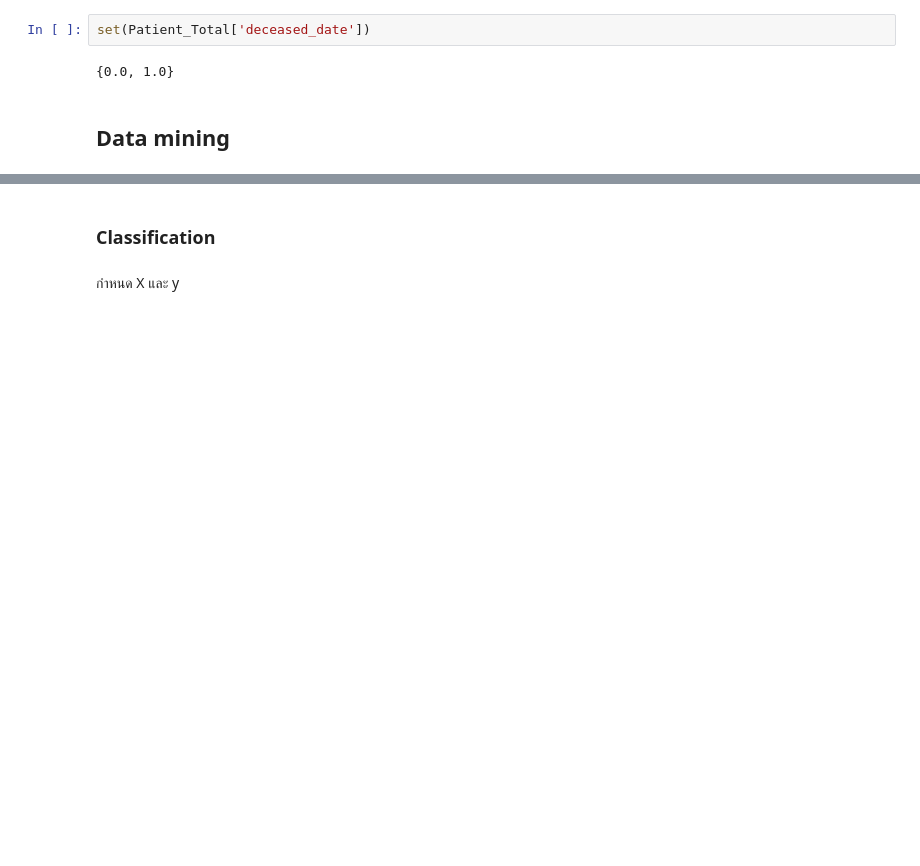
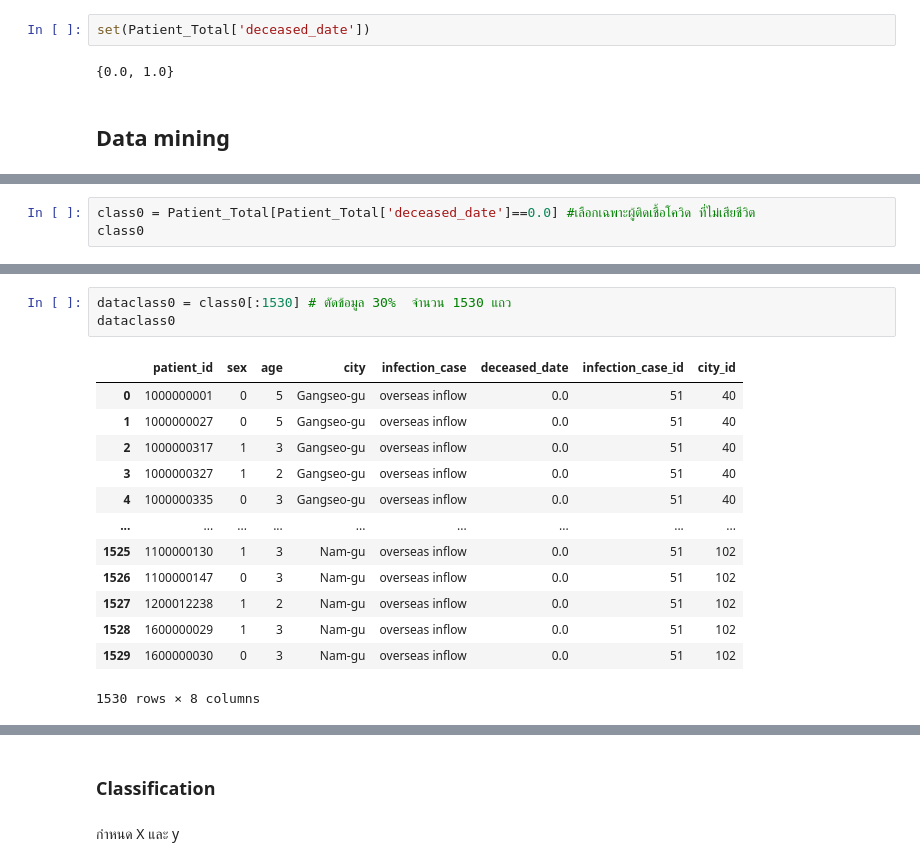
Before and after one commit to Anusarakh/DPDM2021, a Jupyter notebook: Project_Final_2_.ipynb, the cells around one changed output, grey strips where cells are left out. Saved outputs shown, nothing was run; the diff lists cells and outputs as text; blank space fills up the shorter version.

```diff
--- a/Project_Final_2_.ipynb
+++ b/Project_Final_2_.ipynb
@@ -554,0 +557,3 @@ set(Patient_Total['deceased_date'])
+# %%
+class0 = Patient_Total[Patient_Total['deceased_date']==0.0] #เลือกเฉพาะผู้ติดเชื้อโควิด ที่ไม่เสียชีวิต
+class0
@@ -554,0 +591,17 @@ set(Patient_Total['deceased_date'])
+# %%
+dataclass0 = class0[:1530] # ตัดข้อมูล 30%  จำนวน 1530 แถว
+dataclass0
+# %% [output]
+|  | patient_id | sex | age | city | infection_case | deceased_date | infection_case_id | city_id |
+| 0 | 1000000001 | 0 | 5 | Gangseo-gu | overseas inflow | 0.0 | 51 | 40 |
+| 1 | 1000000027 | 0 | 5 | Gangseo-gu | overseas inflow | 0.0 | 51 | 40 |
+| 2 | 1000000317 | 1 | 3 | Gangseo-gu | overseas inflow | 0.0 | 51 | 40 |
+| 3 | 1000000327 | 1 | 2 | Gangseo-gu | overseas inflow | 0.0 | 51 | 40 |
+| 4 | 1000000335 | 0 | 3 | Gangseo-gu | overseas inflow | 0.0 | 51 | 40 |
+| ... | ... | ... | ... | ... | ... | ... | ... | ... |
+| 1525 | 1100000130 | 1 | 3 | Nam-gu | overseas inflow | 0.0 | 51 | 102 |
+| 1526 | 1100000147 | 0 | 3 | Nam-gu | overseas inflow | 0.0 | 51 | 102 |
+| 1527 | 1200012238 | 1 | 2 | Nam-gu | overseas inflow | 0.0 | 51 | 102 |
+| 1528 | 1600000029 | 1 | 3 | Nam-gu | overseas inflow | 0.0 | 51 | 102 |
+| 1529 | 1600000030 | 0 | 3 | Nam-gu | overseas inflow | 0.0 | 51 | 102 |
+1530 rows × 8 columns
```
Also changed, not shown: parts of 11 cells of this notebook.
